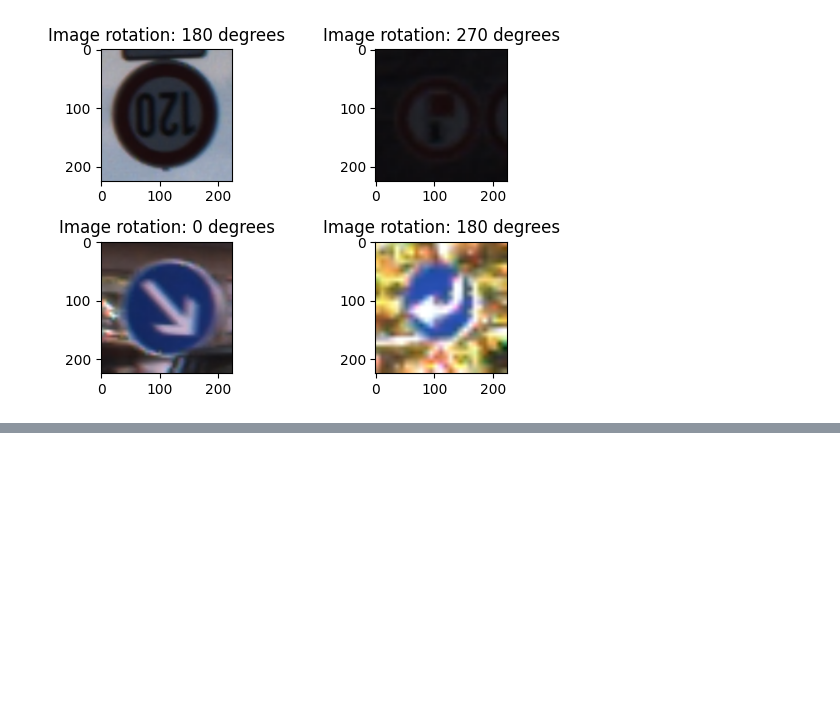
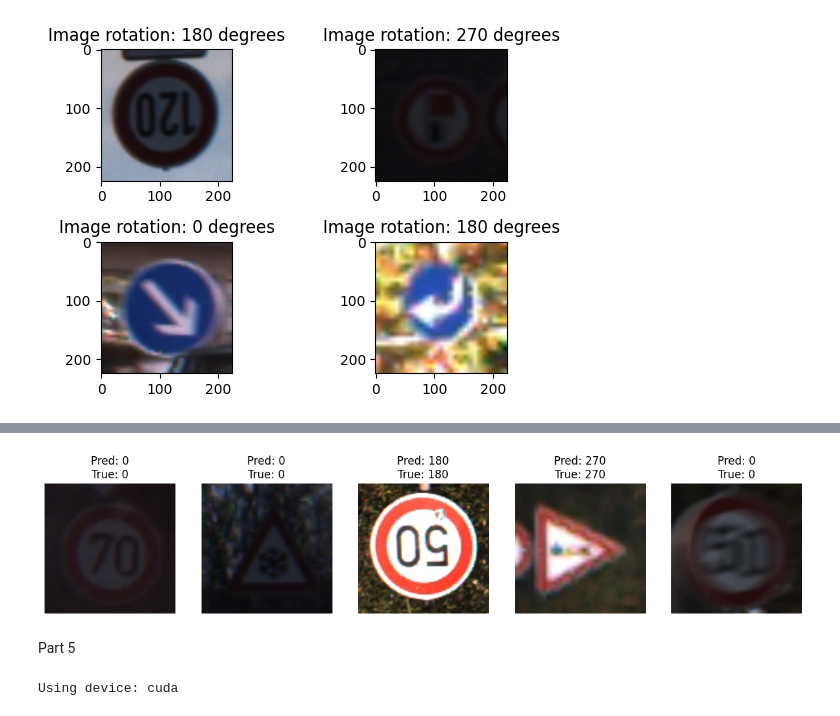
Before and after one commit to Micaet/WB2, a Jupyter notebook: task2.ipynb, the cells around one changed output, grey strips where cells are left out. Saved outputs shown, nothing was run; the diff lists cells and outputs as text; code cells hidden in the pictures; blank space fills up the shorter version.

```diff
--- a/task2.ipynb
+++ b/task2.ipynb
@@ -330,0 +396,17 @@ def train(model: torch.nn.Module, train_loader: torch.utils.data.DataLoader, val
+# %%
+visualize_predictions(ssl_model, rotation_dataset_test, num_images=5, device=device, class_names=angles)
+# %% [output]
+[figure, added]
+# %% [markdown]
+Part 5
+# %%
+### PARAMETERS ###
+BATCH_SIZE = 64
+NUM_EPOCHS = 6
+LEARNING_RATE = 0.001
+NUM_WORKERS = 0
+NUMBER_OF_CLASSES = 43
+device = torch.device("cuda" if torch.cuda.is_available() else "cpu")
+print(f"Using device: {device}")
+# %% [output]
+Using device: cuda
```
Also changed, not shown: parts of 24 cells of this notebook.
